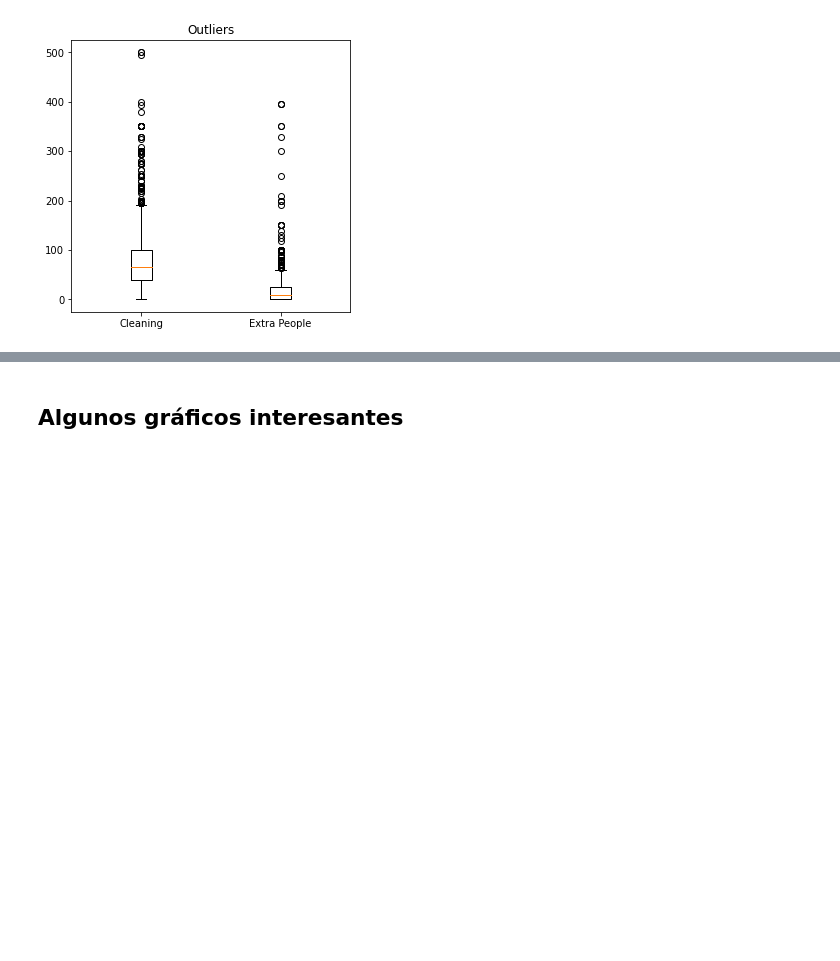
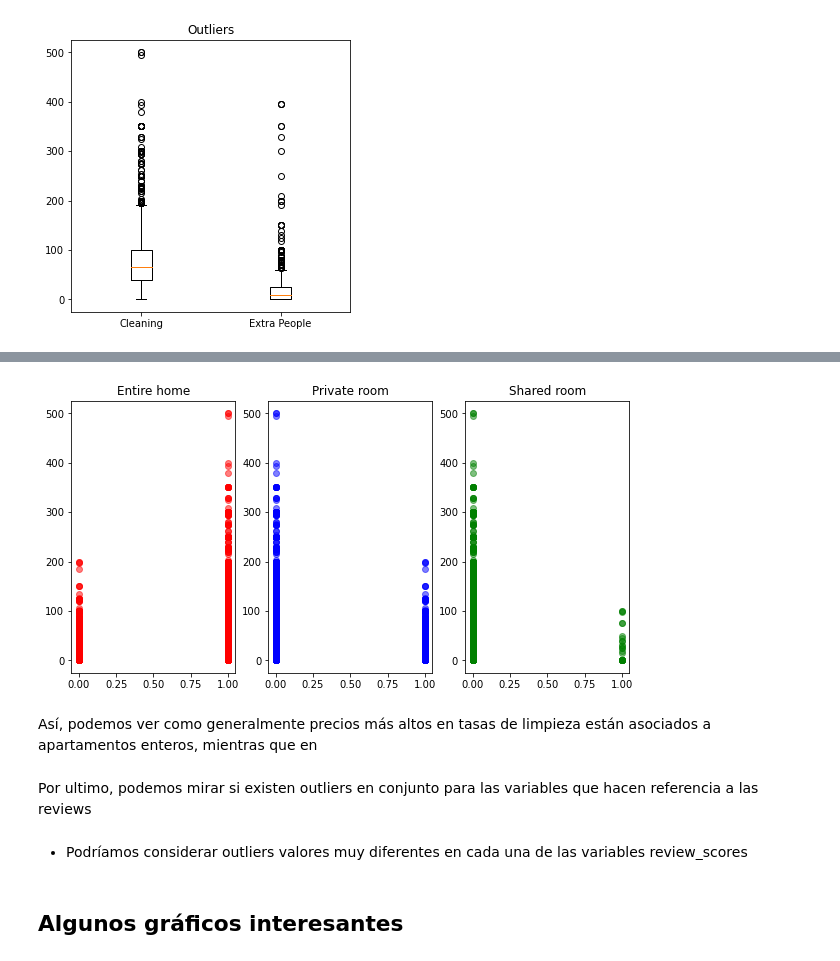
Before and after one commit to sofiamacein/Airbnb_Proyecto, a Jupyter notebook: Airbnb_Sofia.ipynb, the cells around one changed output, grey strips where cells are left out. Cells and saved outputs as stored; diff of their text form; code cells hidden in the pictures; blank space fills up the shorter version.

```diff
--- a/Airbnb_Sofia.ipynb
+++ b/Airbnb_Sofia.ipynb
@@ -583,0 +606,21 @@ plt.show()
+# %%
+fig, axs = plt.subplots(1, 3, figsize=(10, 5))
+
+axs[0].scatter(df['Entire home/apt'], df['cleaning_fee'] ,alpha = 0.5, color='red')
+axs[1].scatter(df['Private room'], df['cleaning_fee'] ,alpha = 0.5, color='blue')
+axs[2].scatter(df['Shared room'], df['cleaning_fee'] ,alpha = 0.5, color='green')
+
+
+axs[0].set_title('Entire home')
+axs[1].set_title('Private room')
+axs[2].set_title('Shared room')
+
+plt.show()
+# %% [output]
+[figure, added]
+# %% [markdown]
+Así, podemos ver como generalmente precios más altos en tasas de limpieza están asociados a apartamentos enteros, mientras que en
+# %% [markdown]
+Por ultimo, podemos mirar si existen outliers en conjunto para las variables que hacen referencia a las reviews
+# %% [markdown]
+* Podríamos considerar outliers valores muy diferentes en cada una de las variables review_scores
```
Also changed, not shown: parts of 27 cells of this notebook.
